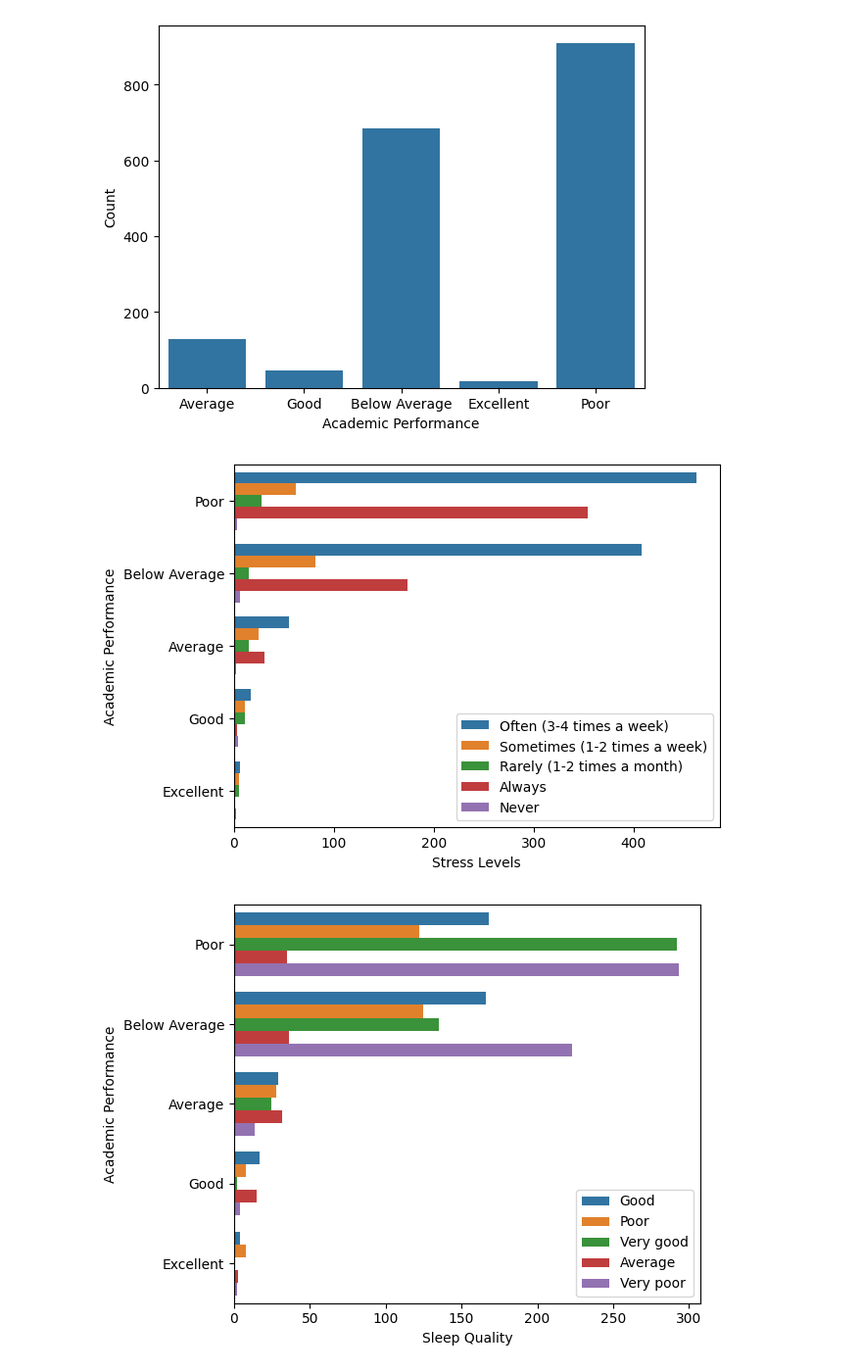
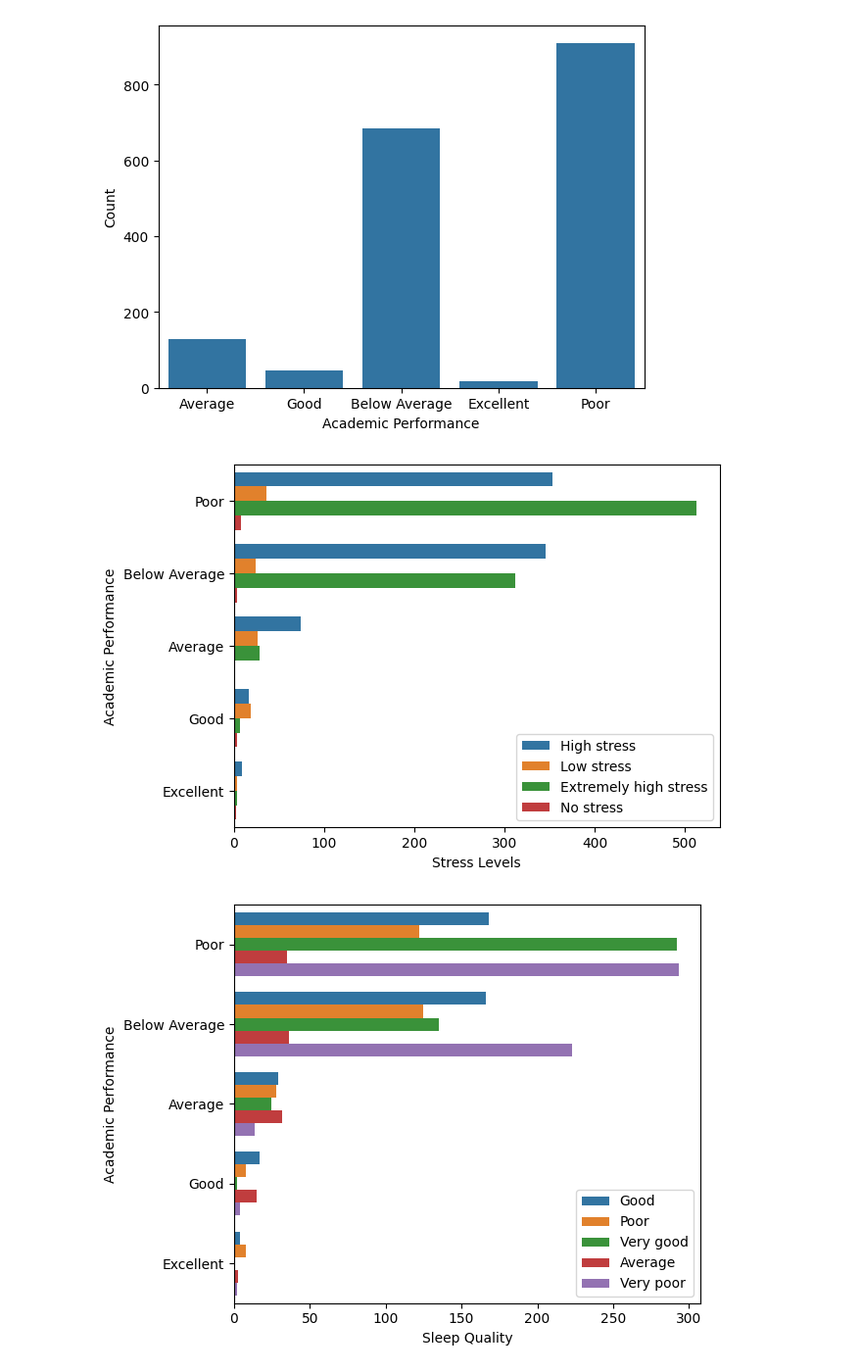
Before and after one commit to Devan007-NJ/Academice-Performance-and-Sleep-Issues, a Jupyter notebook: Model.ipynb, the cells around one changed output. Shown at 98% size. Drawn from its saved outputs; the diff is of its cells as text; code cells hidden in the pictures.

```diff
--- a/Model.ipynb
+++ b/Model.ipynb
@@ -107,13 +107,13 @@ plt.show()
 # %% [output]
 [figure]
 # %%
-sns.countplot(hue=df.columns[8],y=df.columns[14],data=df,order=['Poor','Below Average','Average','Good','Excellent']) #comparing stress levels and academic performance
+sns.countplot(hue=df.columns[13],y=df.columns[14],data=df,order=['Poor','Below Average','Average','Good','Excellent']) #comparing stress levels and academic performance
 plt.xlabel("Stress Levels")
 plt.legend(loc='lower right')
 plt.ylabel("Academic Performance")
 plt.show()
 # %% [output]
-[figure, old version]
+[figure, new version]
 # %%
 sns.countplot(hue=df.columns[5],y=df.columns[14],data=df,order=['Poor','Below Average','Average','Good','Excellent'])
 plt.legend(loc='lower right')
```
Also changed, not shown: parts of 3 cells of this notebook.
